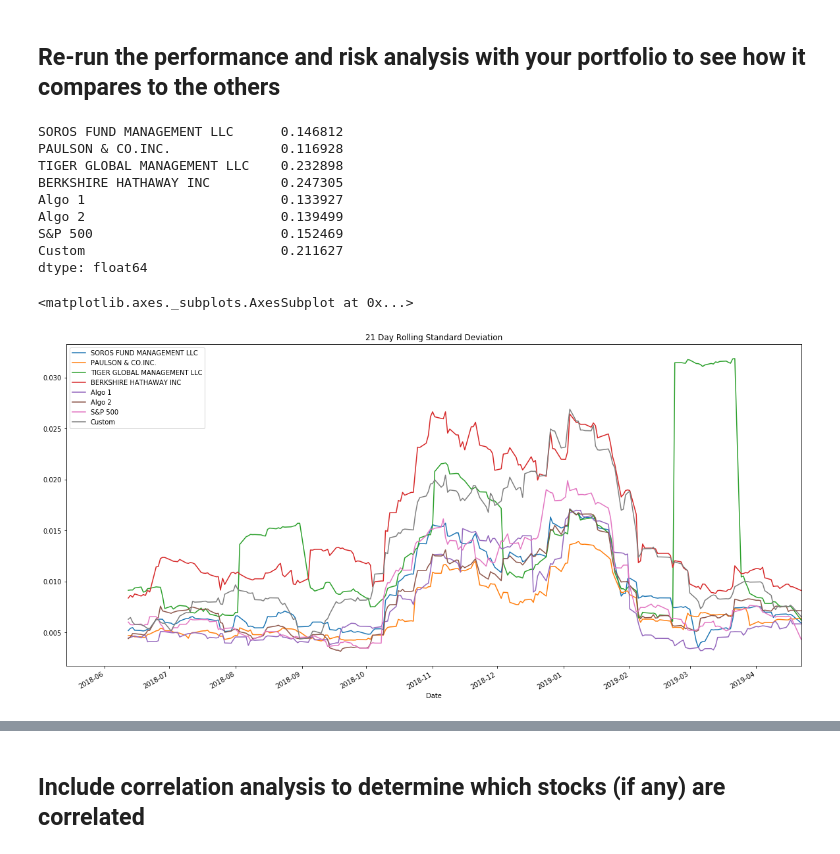
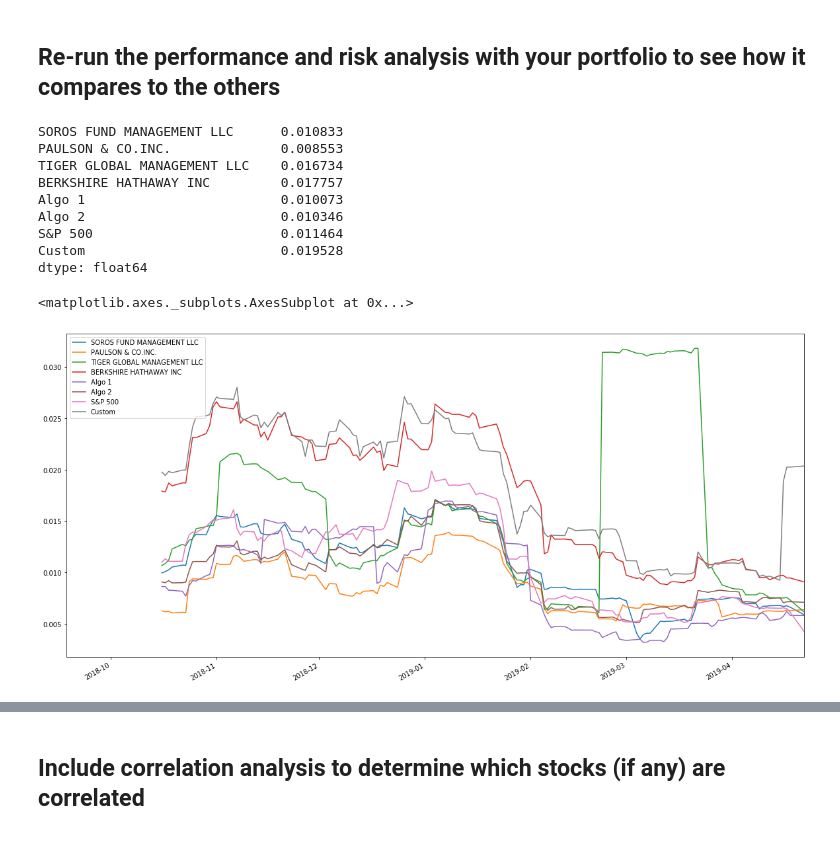
Before and after one commit to jcsoliman/Portfolio-Analysis, a Jupyter notebook: whale_analysis.ipynb, the cells around one changed output, grey strips where cells are left out. Drawn from its saved outputs; the diff is of its cells as text; code cells hidden in the pictures.

Commit message:
with custom portfolio analysis

```diff
--- a/whale_analysis.ipynb
+++ b/whale_analysis.ipynb
@@ -423,4 +436,6 @@ In this section, you will build your own portfolio of stocks, calculate the retu
 # Pivot the Data so that the stock tickers are the columns, the dates are the index, and the
 # values are the closing prices
 # YOUR CODE HERE
+customportfolio_df = customportfolio_df.pivot_table(values="NOCP", index="Trade DATE", columns="Symbol")
+customportfolio_df.head()
 # %% [output]
@@ -434,4 +449,8 @@ In this section, you will build your own portfolio of stocks, calculate the retu
 # %%
 # Drop Nulls
 # YOUR CODE HERE
+customportfolio_returns = customportfolio_df.pct_change()
+customportfolio_returns.dropna(inplace=True)
+customportfolio_returns.isnull().sum()
+customportfolio_returns.head()
 # %% [output]
@@ -448,5 +467,7 @@ In this section, you will build your own portfolio of stocks, calculate the retu
 # Calculate weighted portfolio returns
 weights = [1/3, 1/3, 1/3]
 # YOUR CODE HERE
+customportfolio_returns_weighted = customportfolio_returns.dot(weights)
+customportfolio_returns_weighted.head()
 # %% [output]
 Trade DATE
@@ -470,0 +482,5 @@ dtype: float64
+# %%
+# YOUR CODE HERE
+new_portfolio_df = pd.concat([combined_returns_df,customportfolio_returns_weighted],axis='columns',join='inner')
+new_portfolio_df.rename(columns={0:'Custom'}, inplace=True)
+new_portfolio_df.head()
@@ -476,19 +499,22 @@ dtype: float64
 # %%
 # Risk
 # YOUR CODE HERE
+new_portfolio_std = new_portfolio_df.std()
+new_portfolio_std
 # %% [output]
-SOROS FUND MANAGEMENT LLC      0.146812
-PAULSON & CO.INC.              0.116928
-TIGER GLOBAL MANAGEMENT LLC    0.232898
-BERKSHIRE HATHAWAY INC         0.247305
-Algo 1                         0.133927
-Algo 2                         0.139499
-S&P 500                        0.152469
-Custom                         0.211627
+SOROS FUND MANAGEMENT LLC      0.010833
+PAULSON & CO.INC.              0.008553
+TIGER GLOBAL MANAGEMENT LLC    0.016734
+BERKSHIRE HATHAWAY INC         0.017757
+Algo 1                         0.010073
+Algo 2                         0.010346
+S&P 500                        0.011464
+Custom                         0.019528
 dtype: float64
 # %%
 # Rolling
 # YOUR CODE HERE
+new_portfolio_df.rolling(window=21).std().plot(figsize=[20,10])
 # %% [output]
 <matplotlib.axes._subplots.AxesSubplot at 0x...>
-[figure, old version]
+[figure, new version]
```
Also changed, not shown: parts of 29 cells of this notebook, 10 other files.
